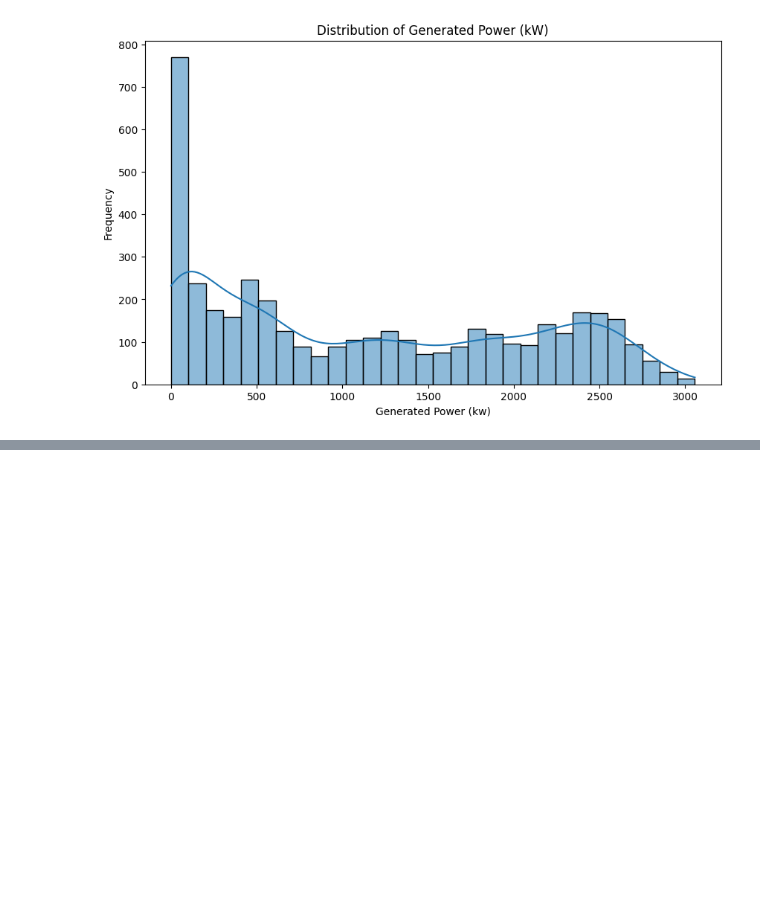
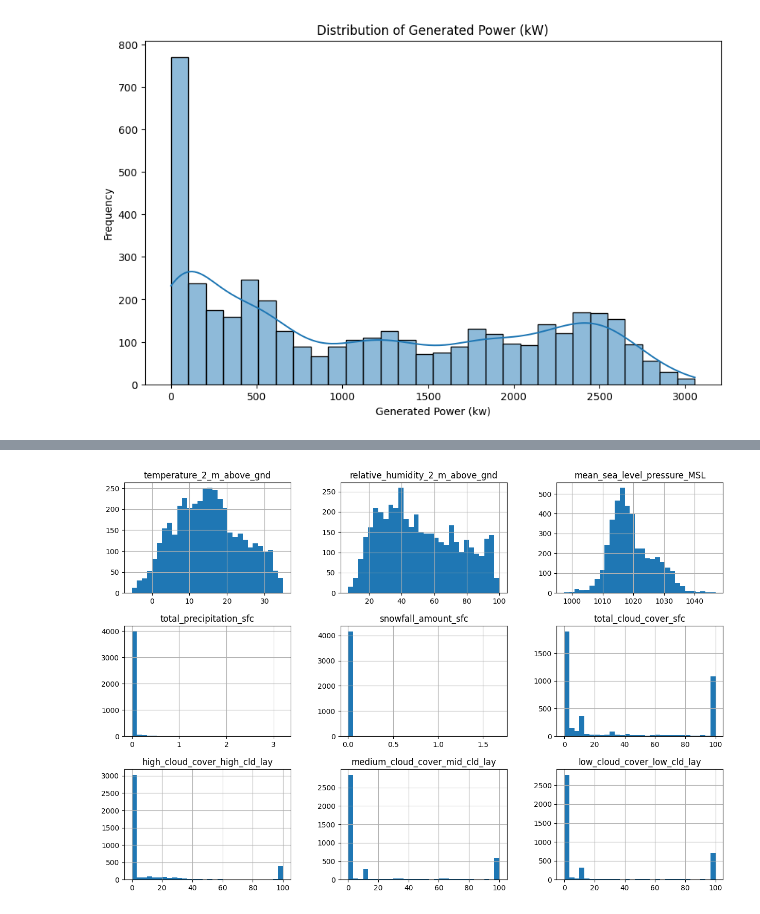
Before and after one commit to Aksinha15/Solar-Power-Prediction, a Jupyter notebook: solarpowerpresentation.ipynb, the cells around one changed output, grey strips where cells are left out. Drawn from its saved outputs; the diff is of its cells as text; code cells hidden in the pictures; blank space fills up the shorter version.

```diff
--- a/solarpowerpresentation.ipynb
+++ b/solarpowerpresentation.ipynb
@@ -137,0 +163,5 @@ plt.show()
+# %%
+df[df.columns[:9]].hist(bins=30, figsize=(15, 10))
+plt.show()
+# %% [output]
+[figure, added]
```
Also changed, not shown: parts of 9 cells of this notebook.
